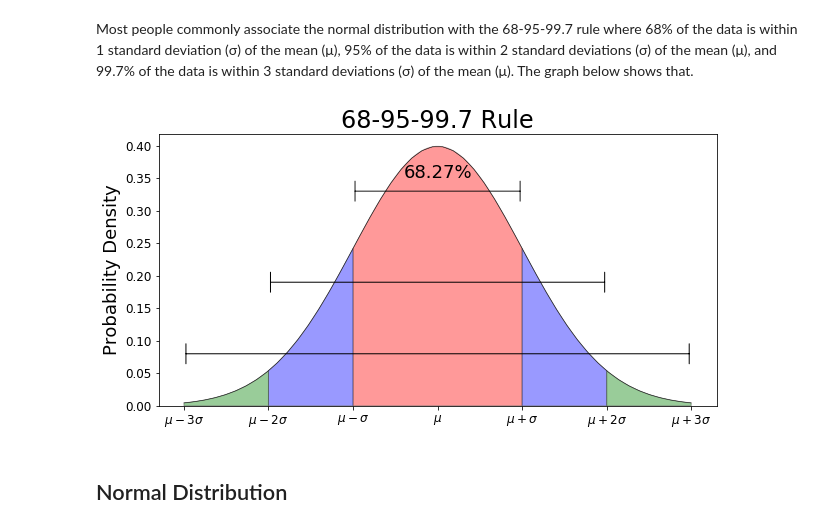
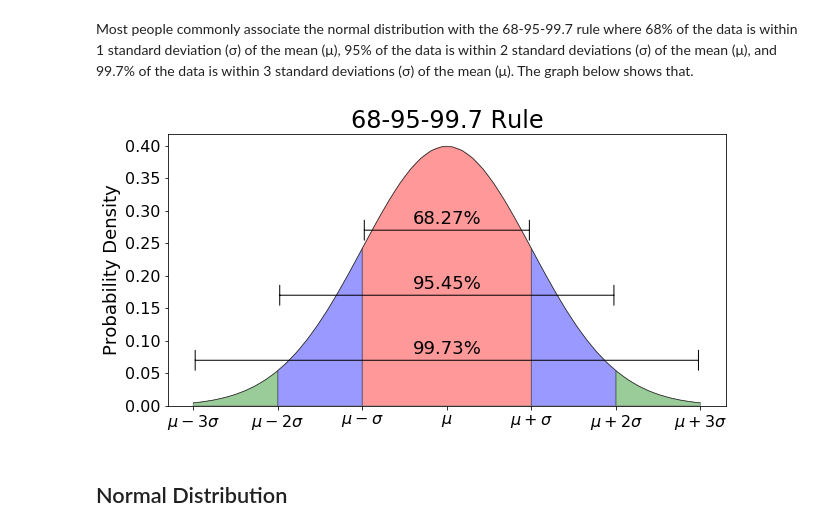
Before and after one commit to mGalarnyk/Python_Tutorials, a Jupyter notebook: Statistics/normal_Distribution_Area_Under_Curve.ipynb, the cells around one changed output. Drawn from its saved outputs; the diff is of its cells as text; code cells hidden in the pictures.

Commit message:
Updated normal distribution tutorial

```diff
--- a/Statistics/normal_Distribution_Area_Under_Curve.ipynb
+++ b/Statistics/normal_Distribution_Area_Under_Curve.ipynb
@@ -470,32 +470,17 @@ verts = [(a, 0)] + list(zip(ix, iy)) + [(b, 0)]
 poly = Polygon(verts, facecolor='red', edgecolor='0.2', alpha = .4)
 ax.add_patch(poly);
 
-ax.text(0.0, .35, r'{0:.2f}%'.format((result_0_1 + result_n1_0 )*100),
+ax.text(0.0, .28, r'{0:.2f}%'.format((result_n1_0 + result_0_1)*100),
          horizontalalignment='center', fontsize=18);
 
 ##############################
 # Bounding the make arrow
-
 ax.annotate(r'',
-            xy=(-1, .33), xycoords='data',
-            xytext=(1, .33), textcoords='data',
+            xy=(-1, .27), xycoords='data',
+            xytext=(1, .27), textcoords='data',
             arrowprops=dict(arrowstyle="|-|",
-                            connectionstyle="arc3",
-                            alpha = .9)
+                            connectionstyle="arc3")
             );
-
-##############################
-#a, b = -1, 0 # integral limits
-
-# Make the shaded region
-#ix = np.linspace(-1, 0)
-#iy = normalProbabilityDensity(ix)
-#verts = [(a, 0)] + list(zip(ix, iy)) + [(b, 0)]
-#poly = Polygon(verts, facecolor='red', edgecolor='0.2', alpha = .4)
-#ax.add_patch(poly);
-
-#ax.text(-0.5, .04, r'{0:.2f}%'.format(result_n1_0*100),
-#         horizontalalignment='center', fontsize=14);
 
 ##############################
 a, b = 1, 2 # integral limits
@@ -506,9 +491,6 @@ iy = normalProbabilityDensity(ix)
 verts = [(a, 0)] + list(zip(ix, iy)) + [(b, 0)]
 poly = Polygon(verts, facecolor='blue', edgecolor='0.2', alpha = .4)
 ax.add_patch(poly);
-
-#ax.text(1.5, .04, r'{0:.2f}%'.format(result_1_2*100),
-#         horizontalalignment='center', fontsize=14);
 
 ##############################
 a, b = -2, -1 # integral limits
@@ -523,6 +505,18 @@ ax.add_patch(poly);
 #ax.text(-1.5, .04, r'{0:.2f}%'.format(result_n2_n1*100),
 #         horizontalalignment='center', fontsize=14);
 
+ax.text(0.0, .18, r'{0:.2f}%'.format((result_n2_n1 + result_n1_0 + result_0_1 + result_1_2)*100),
+         horizontalalignment='center', fontsize=18);
+
+##############################
+# Bounding the make arrow
+ax.annotate(r'',
+            xy=(-2, .17), xycoords='data',
+            xytext=(2, .17), textcoords='data',
+            arrowprops=dict(arrowstyle="|-|",
+                            connectionstyle="arc3")
+            );
+
 ##############################
 a, b = 2, 3 # integral limits
 
@@ -532,10 +526,6 @@ iy = normalProbabilityDensity(ix)
 verts = [(a, 0)] + list(zip(ix, iy)) + [(b, 0)]
 poly = Polygon(verts, facecolor='green', edgecolor='0.2', alpha = .4)
 ax.add_patch(poly);
-
-#ax.text(2.6, .04, r'{0:.2f}%'.format(result_2_3*100),
-#         horizontalalignment='center', fontsize=14);
-
 
 ##############################
 a, b = -3, -2 # integral limits
@@ -547,61 +537,44 @@ verts = [(a, 0)] + list(zip(ix, iy)) + [(b, 0)]
 poly = Polygon(verts, facecolor='green', edgecolor='0.2', alpha = .4)
 ax.add_patch(poly);
 
-#ax.text(-2.6, .04, r'{0:.2f}%'.format(result_2_3*100),
-#         horizontalalignment='center', fontsize=14);
+### This is the middle part
+ax.text(0.0, .08, r'{0:.2f}%'.format((result_n3_n2 + result_n2_n1 + result_n1_0 + result_0_1 + result_1_2 + result_2_3)*100),
+         horizontalalignment='center', fontsize=18);
 
+# Bounding the make arrow
+ax.annotate(r'',
+            xy=(-3, .07), xycoords='data',
+            xytext=(3, .07), textcoords='data',
+            arrowprops=dict(arrowstyle="|-|",
+                            connectionstyle="arc3")
+            );
 
 ax.set_title(r'68-95-99.7 Rule', fontsize = 24)
 ax.set_ylabel(r'Probability Density', fontsize = 18)
 
 xTickLabels = ['',
                r'$\mu - 3\sigma$',
                r'$\mu - 2\sigma$',
                r'$\mu - \sigma$',
                r'$\mu$',
                r'$\mu + \sigma$',
                r'$\mu + 2\sigma$',
                r'$\mu + 3\sigma$']
 
 yTickLabels = ['0.00',
                '0.05',
                '0.10',
                '0.15',
                '0.20',
                '0.25',
                '0.30',
                '0.35',
                '0.40']
 
-ax.set_xticklabels(xTickLabels, fontsize = 12)
+ax.set_xticklabels(xTickLabels, fontsize = 16)
 
-ax.set_yticklabels(yTickLabels, fontsize = 12)
-
-
-
-##############################
-# Bounding the make arrow
-
-ax.annotate(r'',
-            xy=(-2, .19), xycoords='data',
-            xytext=(2, .19), textcoords='data',
-            arrowprops=dict(arrowstyle="|-|",
-                            connectionstyle="arc3")
-            );
-
-##############################
-# Bounding the make arrow
-
-ax.annotate(r'',
-            xy=(-3, .08), xycoords='data',
-            xytext=(3, .08), textcoords='data',
-            arrowprops=dict(arrowstyle="|-|",
-                            connectionstyle="arc3")
-            );
-
-
-
+ax.set_yticklabels(yTickLabels, fontsize = 16)
 
 fig.savefig('images/68_95_99_rule.png', dpi = 1200)
 # %% [output]
-[figure, old version]
+[figure, new version]
```
Also changed, not shown: parts of 2 cells of this notebook, 4 other files.
